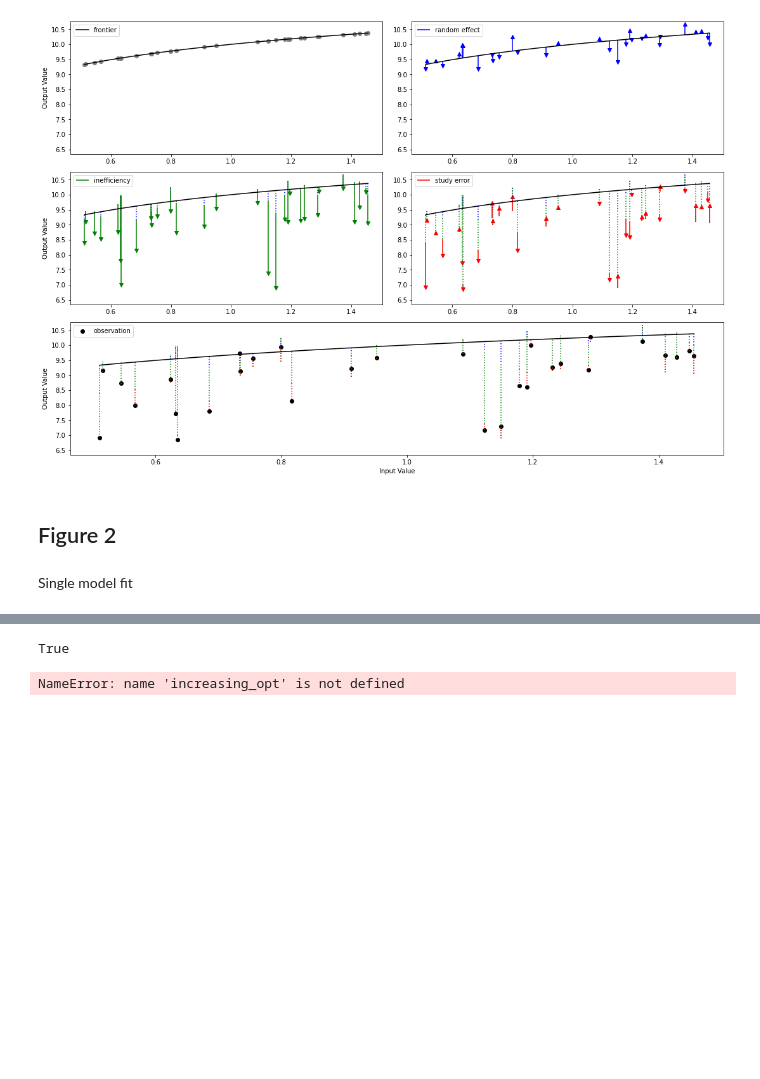
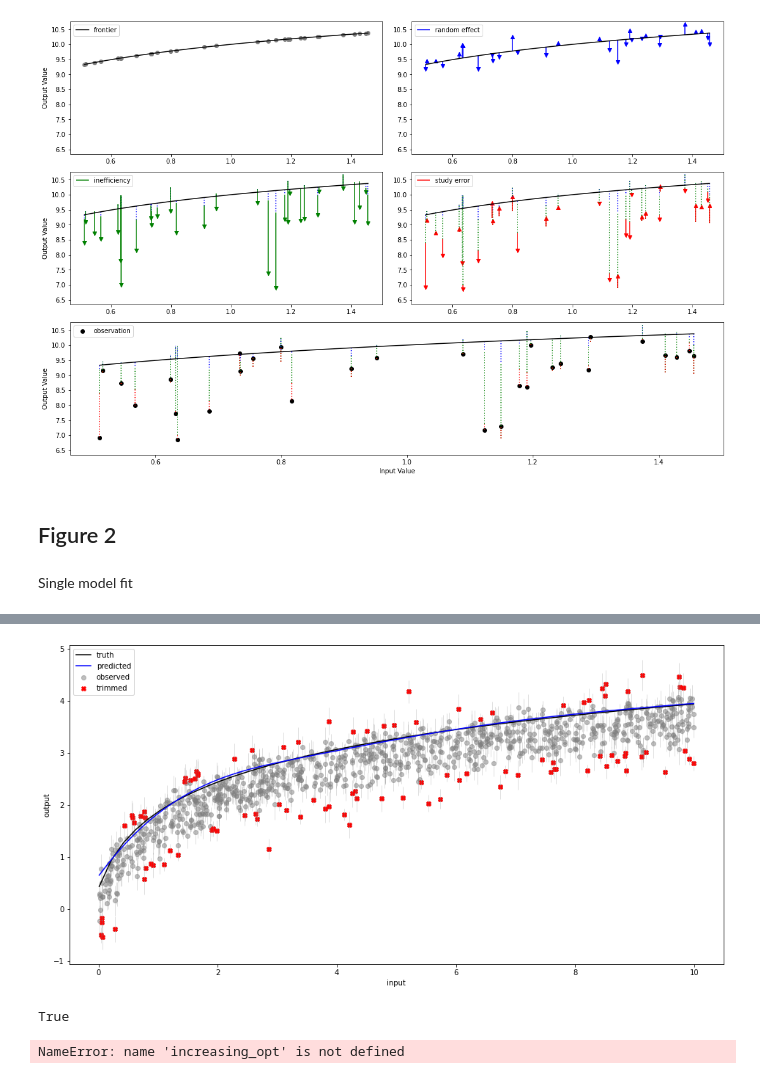
Before and after one commit to ihmeuw-msca/sfma, a Jupyter notebook: notebooks/Data Simulations.ipynb, the cells around one changed output, grey strips where cells are left out. Saved outputs shown, nothing was run; the diff lists cells and outputs as text; code cells hidden in the pictures; blank space fills up the shorter version.

```diff
--- a/notebooks/Data Simulations.ipynb
+++ b/notebooks/Data Simulations.ipynb
@@ -166,3 +162,7 @@ ax.plot(sim['input'], sim['predictions'], c='red')
+# %%
+model.plot_frontier(sim, true_frontier=np.array([x_front, y_front]).T)
+# %% [output]
+[figure, added]
 # %%
 model.solver.result['success']
 # %% [output]
```
Also changed, not shown: parts of 4 cells of this notebook, 16 other files.
